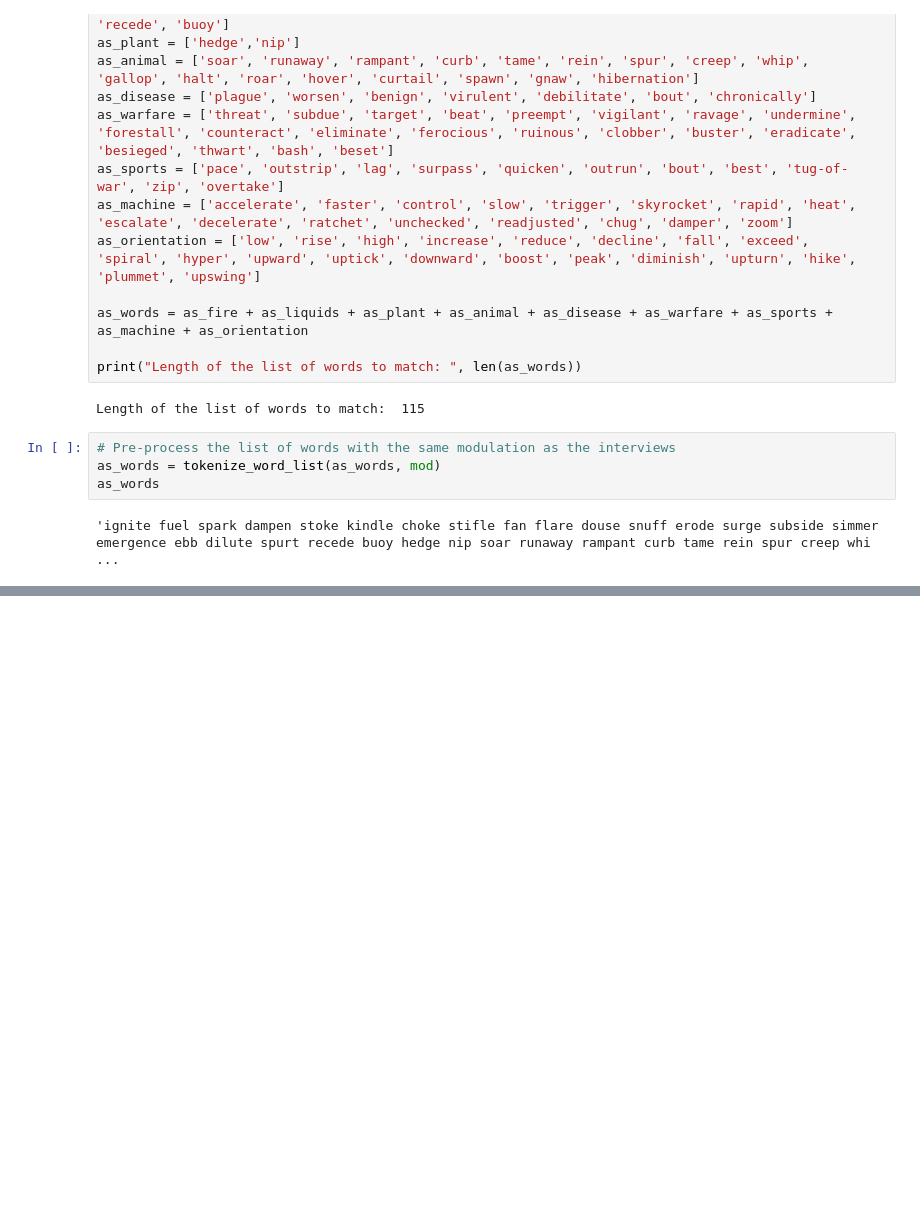
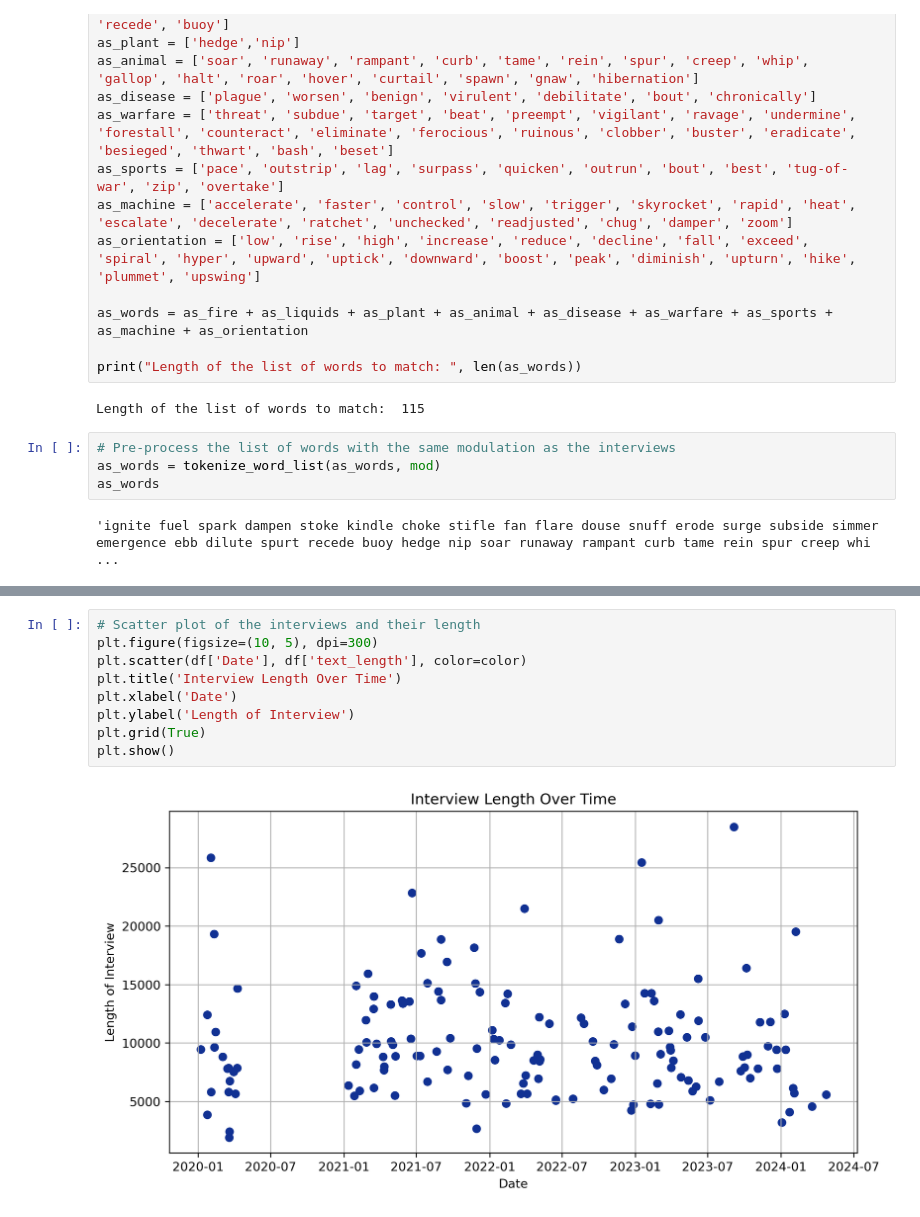
Before and after one commit to lalvarezpoli/DSDM_Thesis, a Jupyter notebook: pos_approach.ipynb, the cells around one changed output, grey strips where cells are left out. Drawn from its saved outputs; the diff is of its cells as text; blank space fills up the shorter version.

```diff
--- a/pos_approach.ipynb
+++ b/pos_approach.ipynb
@@ -303,0 +478,11 @@ df = preprocess_text(df)"""
+# %%
+# Scatter plot of the interviews and their length
+plt.figure(figsize=(10, 5), dpi=300)
+plt.scatter(df['Date'], df['text_length'], color=color)
+plt.title('Interview Length Over Time')
+plt.xlabel('Date')
+plt.ylabel('Length of Interview')
+plt.grid(True)
+plt.show()
+# %% [output]
+[figure, added]
```
Also changed, not shown: parts of 19 cells of this notebook, 1 other file.
